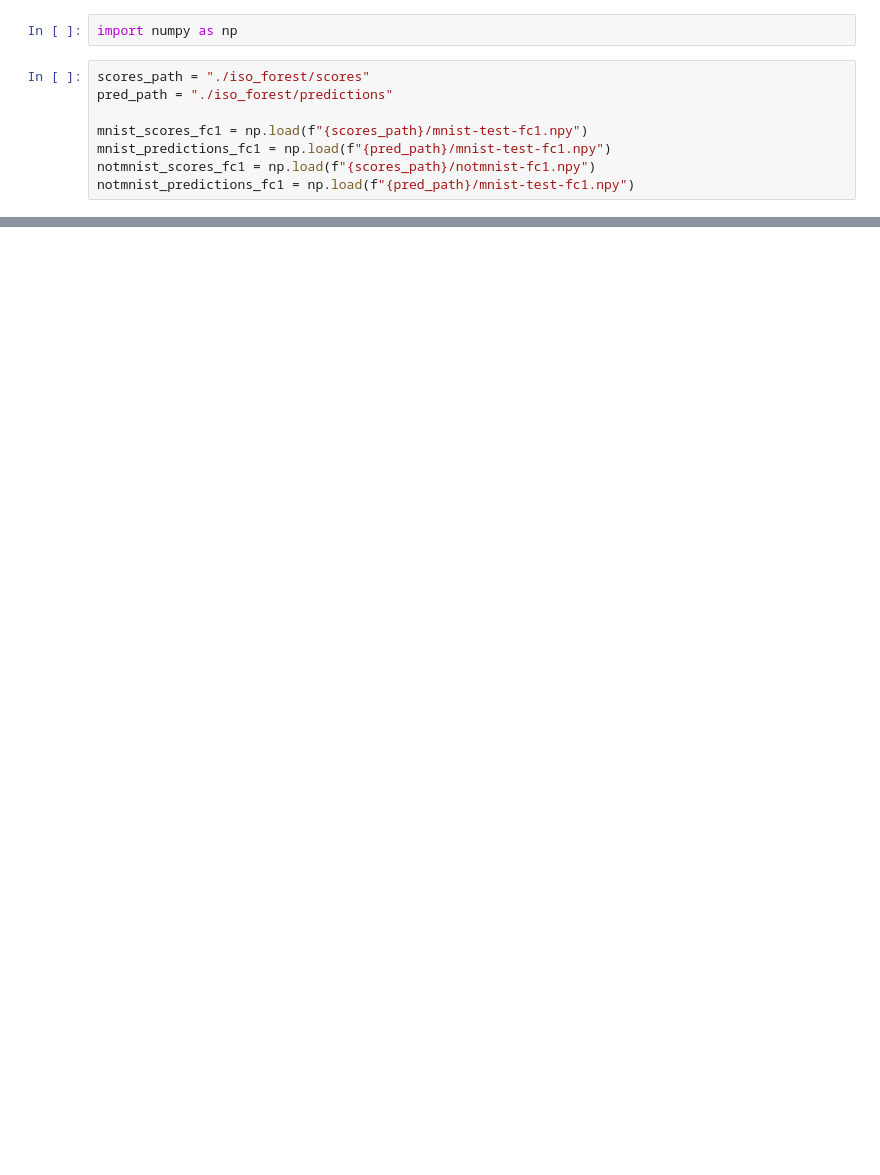
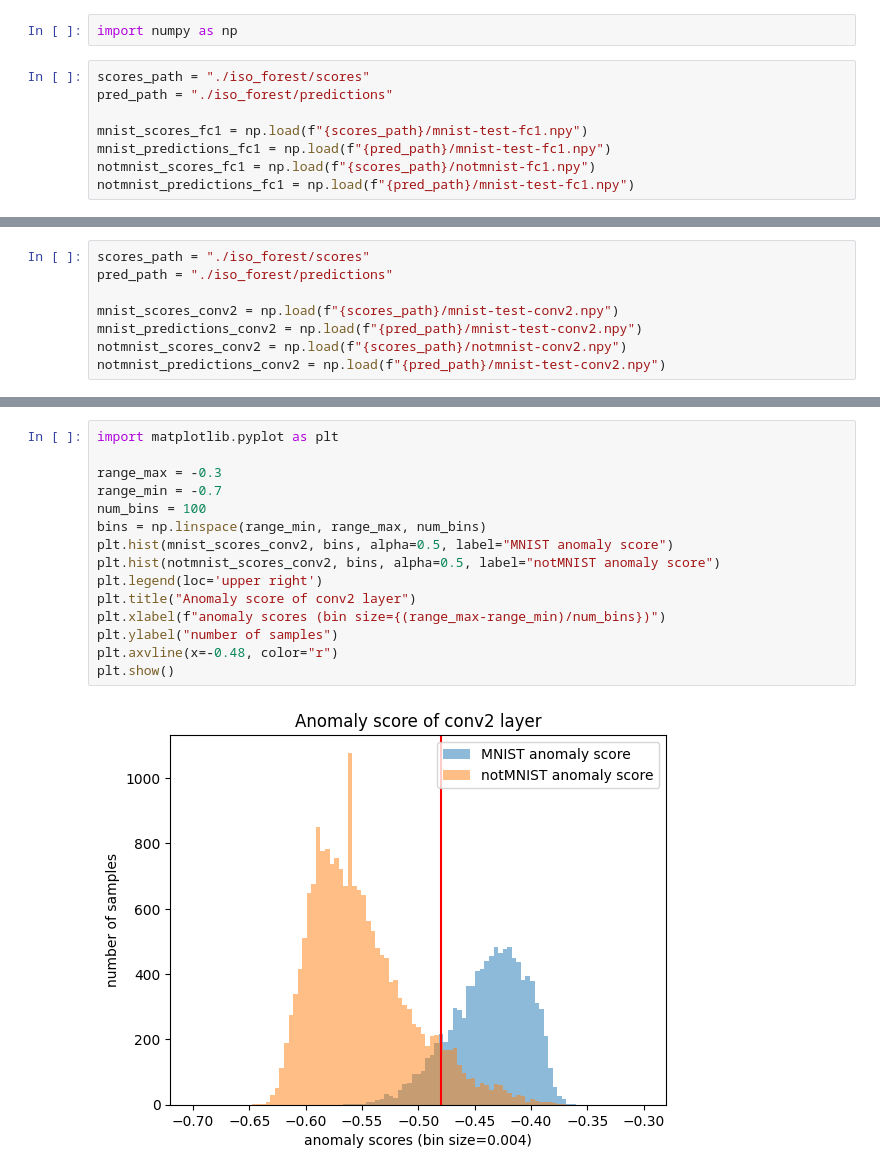
Before and after one commit to mdo6180/CS-747-Final-Project, a Jupyter notebook: analysis.ipynb, the cells around one changed output, grey strips where cells are left out. Drawn from its saved outputs; the diff is of its cells as text; blank space fills up the shorter version.

```diff
--- a/analysis.ipynb
+++ b/analysis.ipynb
@@ -45,0 +78,8 @@ plt.show()
+# %%
+scores_path = "./iso_forest/scores"
+pred_path = "./iso_forest/predictions"
+
+mnist_scores_conv2 = np.load(f"{scores_path}/mnist-test-conv2.npy")
+mnist_predictions_conv2 = np.load(f"{pred_path}/mnist-test-conv2.npy")
+notmnist_scores_conv2 = np.load(f"{scores_path}/notmnist-conv2.npy")
+notmnist_predictions_conv2 = np.load(f"{pred_path}/mnist-test-conv2.npy")
@@ -45,0 +109,17 @@ plt.show()
+# %%
+import matplotlib.pyplot as plt
+
+range_max = -0.3
+range_min = -0.7
+num_bins = 100
+bins = np.linspace(range_min, range_max, num_bins)
+plt.hist(mnist_scores_conv2, bins, alpha=0.5, label="MNIST anomaly score")
+plt.hist(notmnist_scores_conv2, bins, alpha=0.5, label="notMNIST anomaly score")
+plt.legend(loc='upper right')
+plt.title("Anomaly score of conv2 layer")
+plt.xlabel(f"anomaly scores (bin size={(range_max-range_min)/num_bins})")
+plt.ylabel("number of samples")
+plt.axvline(x=-0.48, color="r")
+plt.show()
+# %% [output]
+[figure, added]
```
Also changed, not shown: parts of 5 cells of this notebook, 1 other file.
